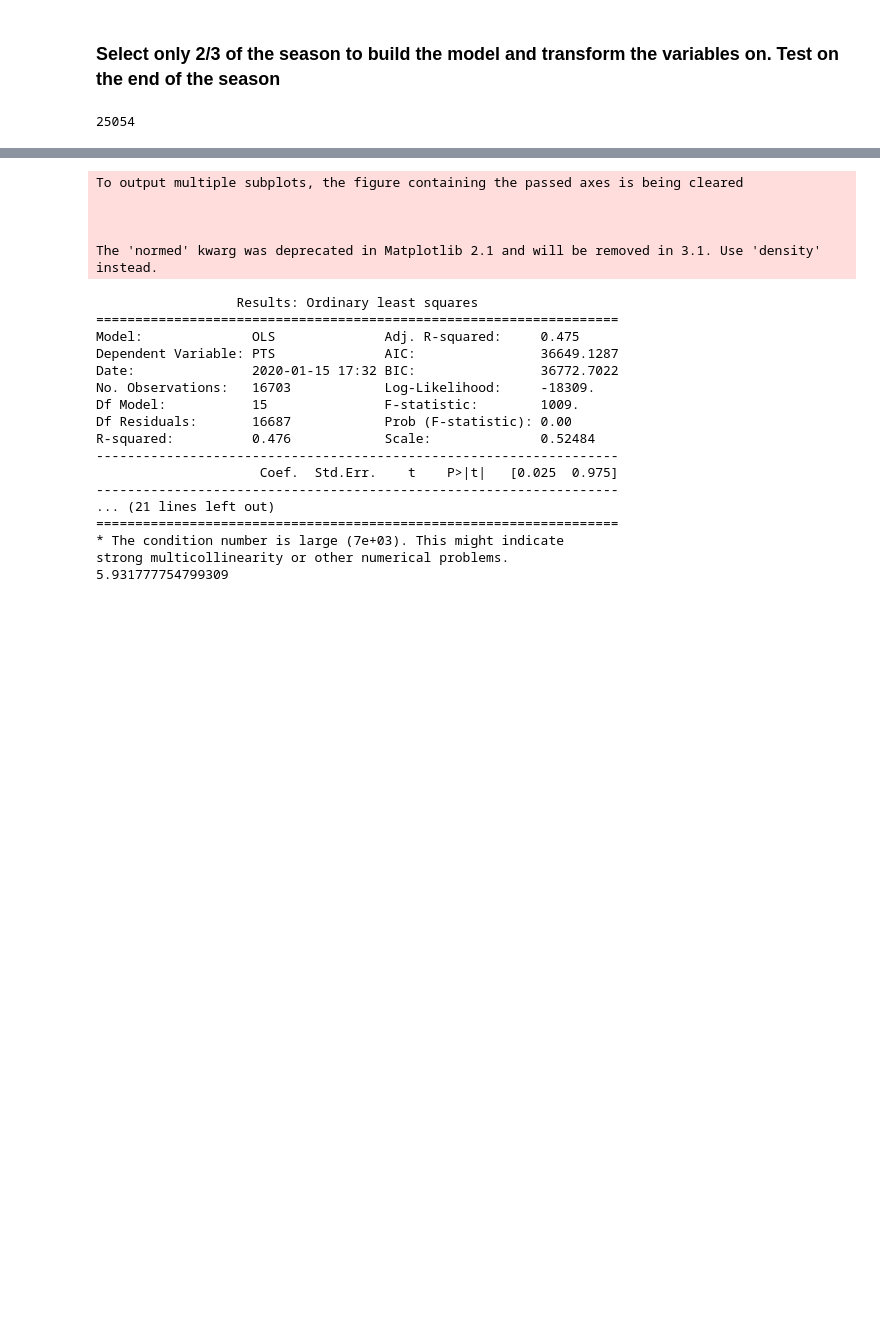
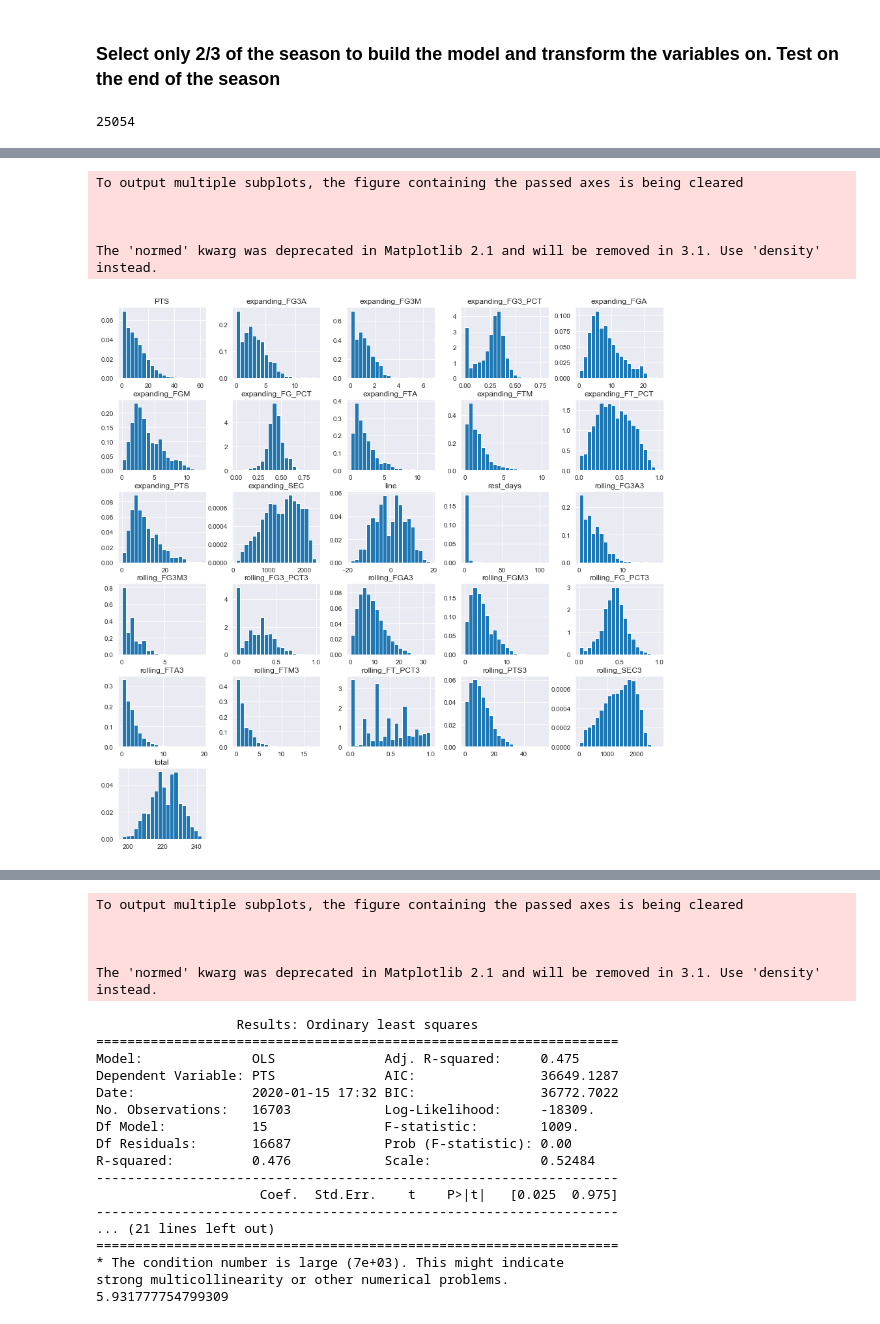
Before and after one commit to jcohen312/nba_points, a Jupyter notebook: Linear Regression.ipynb, the cells around one changed output, grey strips where cells are left out. Saved outputs shown, nothing was run; the diff lists cells and outputs as text; code cells hidden in the pictures; blank space fills up the shorter version.

```diff
--- a/Linear Regression.ipynb
+++ b/Linear Regression.ipynb
@@ -286,0 +444,4 @@ def do_regression(df, vars_to_transform):
+# %%
+cols = ['SEC', 'FGM', 'FGA','FG_PCT', 'FG3M', 'FG3A', 'FG3_PCT', 'FTM', 'FTA', 'FT_PCT', 'PTS']
+lag_3 = formated_player_stats('box_score', cols = cols, year='2018', lag=3)
+combined = join_set_columns(lag_3, year='2018')
@@ -286,0 +475,3 @@ def do_regression(df, vars_to_transform):
+# %%
+pre_test2 = generate_pre_transformed(combined)
+pre_test2.head()
@@ -286,0 +485,11 @@ def do_regression(df, vars_to_transform):
+# %%
+fig = plt.figure(figsize=(15,15))
+ax = fig.gca()
+pre_test2.drop('date', axis=1).hist(ax = ax, normed=True, bins=20);
+# %% [output]
+To output multiple subplots, the figure containing the passed axes is being cleared
+
+
+
+The 'normed' kwarg was deprecated in Matplotlib 2.1 and will be removed in 3.1. Use 'density' instead.
+[figure, added]
```
Also changed, not shown: parts of 30 cells of this notebook, 1 other file.
